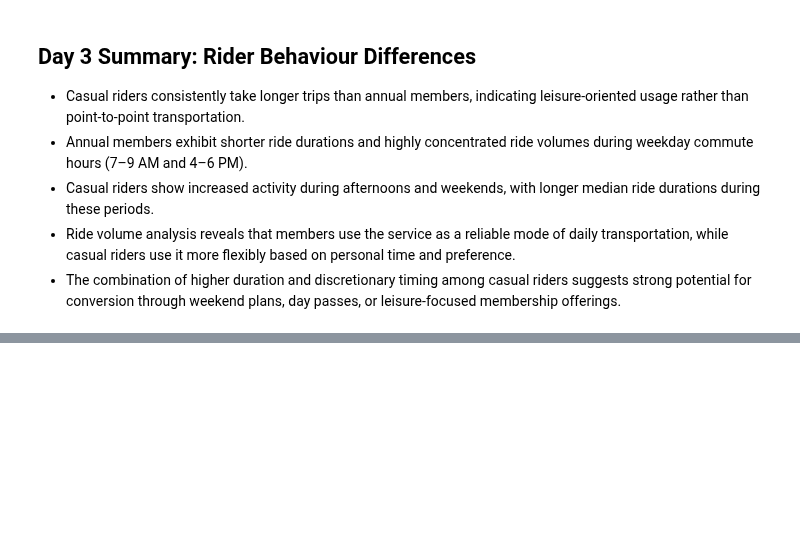
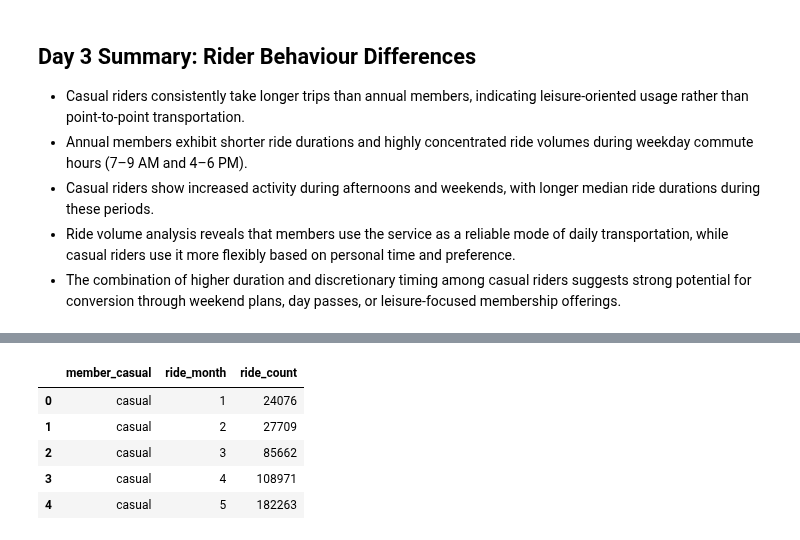
Before and after one commit to PankajTaywade/cyclistic-bike-share-analysis, a Jupyter notebook: notebooks/03_rider_behavior_analysis.ipynb, the cells around one changed output, grey strips where cells are left out. Saved outputs shown, nothing was run; the diff lists cells and outputs as text; code cells hidden in the pictures; blank space fills up the shorter version.

```diff
--- a/notebooks/03_rider_behavior_analysis.ipynb
+++ b/notebooks/03_rider_behavior_analysis.ipynb
@@ -231,0 +275,16 @@ Together with duration analysis, these patterns highlight a clear behavioral dis
+# %%
+monthly_volume = (
+    df
+    .groupby(["member_casual", "ride_month"])
+    .size()
+    .reset_index(name="ride_count")
+)
+
+monthly_volume.head()
+# %% [output]
+|  | member_casual | ride_month | ride_count |
+| 0 | casual | 1 | 24076 |
+| 1 | casual | 2 | 27709 |
+| 2 | casual | 3 | 85662 |
+| 3 | casual | 4 | 108971 |
+| 4 | casual | 5 | 182263 |
```
Also changed, not shown: parts of 8 cells of this notebook.
